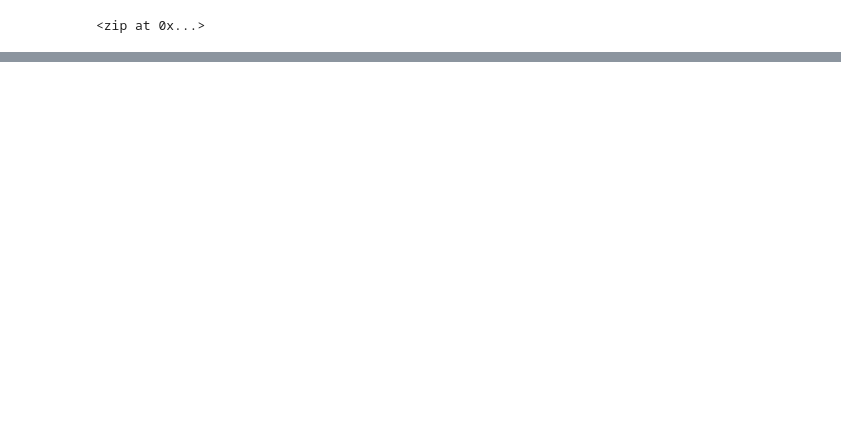
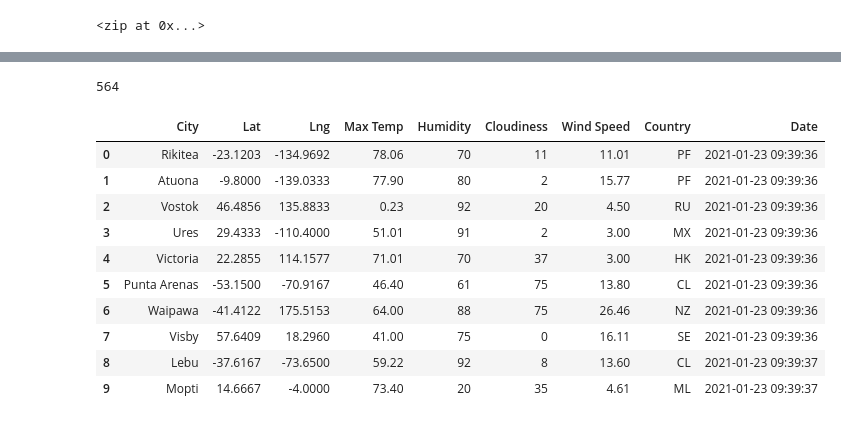
Before and after one commit to bflem/World_Weather_Analysis, a Jupyter notebook: WeatherPy.ipynb, the cells around one changed output, grey strips where cells are left out. Saved outputs shown, nothing was run; the diff lists cells and outputs as text; code cells hidden in the pictures; blank space fills up the shorter version.

Commit message:
adding WeatherPy.ipynb and modifiying .gitignore

```diff
--- a/WeatherPy.ipynb
+++ b/WeatherPy.ipynb
@@ -32,0 +39,3 @@ len(cities)
+# %%
+url = "http://api.openweathermap.org/data/2.5/weather?units=Imperial&APPID=" + weather_api_key
+print(url)
@@ -32,0 +125,20 @@ len(cities)
+# %%
+len(city_data)
+# %% [output]
+564
+# %%
+# Convert the array of dictionaries to a Pandas DataFrame.
+city_data_df = pd.DataFrame(city_data)
+city_data_df.head(10)
+# %% [output]
+|  | City | Lat | Lng | Max Temp | Humidity | Cloudiness | Wind Speed | Country | Date |
+| 0 | Rikitea | -23.1203 | -134.9692 | 78.06 | 70 | 11 | 11.01 | PF | 2021-01-23 09:39:36 |
+| 1 | Atuona | -9.8000 | -139.0333 | 77.90 | 80 | 2 | 15.77 | PF | 2021-01-23 09:39:36 |
+| 2 | Vostok | 46.4856 | 135.8833 | 0.23 | 92 | 20 | 4.50 | RU | 2021-01-23 09:39:36 |
+| 3 | Ures | 29.4333 | -110.4000 | 51.01 | 91 | 2 | 3.00 | MX | 2021-01-23 09:39:36 |
+| 4 | Victoria | 22.2855 | 114.1577 | 71.01 | 70 | 37 | 3.00 | HK | 2021-01-23 09:39:36 |
+| 5 | Punta Arenas | -53.1500 | -70.9167 | 46.40 | 61 | 75 | 13.80 | CL | 2021-01-23 09:39:36 |
+| 6 | Waipawa | -41.4122 | 175.5153 | 64.00 | 88 | 75 | 26.46 | NZ | 2021-01-23 09:39:36 |
+| 7 | Visby | 57.6409 | 18.2960 | 41.00 | 75 | 0 | 16.11 | SE | 2021-01-23 09:39:36 |
+| 8 | Lebu | -37.6167 | -73.6500 | 59.22 | 92 | 8 | 13.60 | CL | 2021-01-23 09:39:37 |
+| 9 | Mopti | 14.6667 | -4.0000 | 73.40 | 20 | 35 | 4.61 | ML | 2021-01-23 09:39:37 |
```
Also changed, not shown: parts of 7 cells of this notebook, 3 other files.
